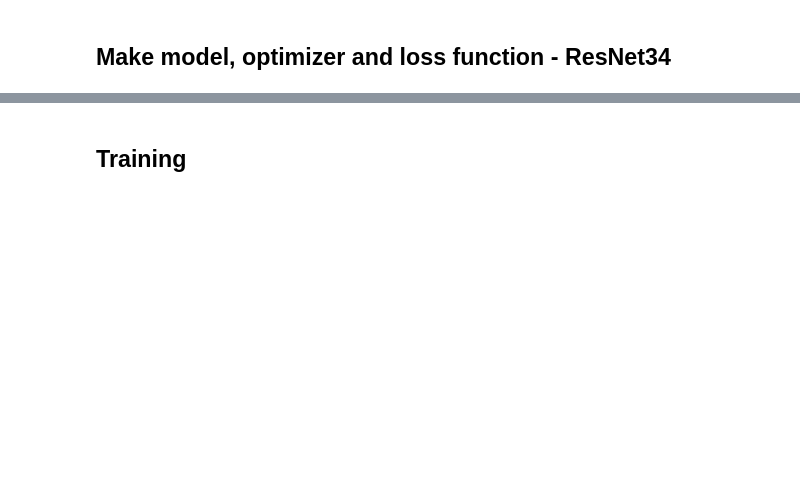
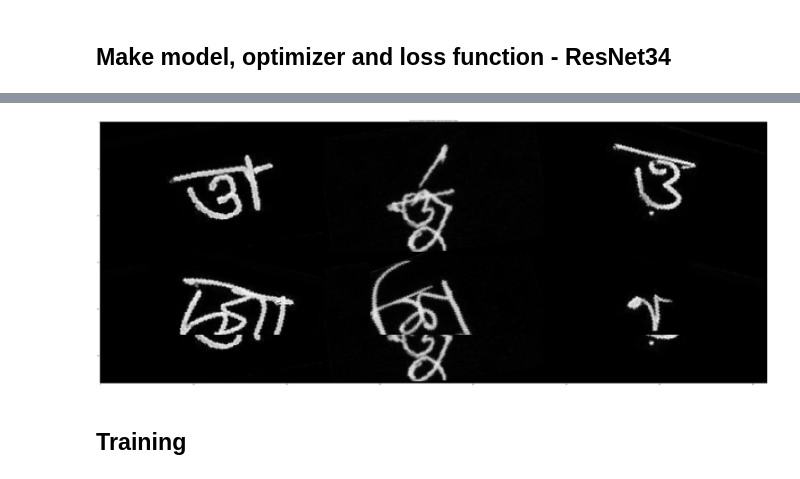
Before and after one commit to GwiHwan-Go/Reproduce_CutMix, a Jupyter notebook: Training/CutMix.ipynb, the cells around one changed output, grey strips where cells are left out. Cells and saved outputs as stored; diff of their text form; code cells hidden in the pictures; blank space fills up the shorter version.

Commit message:
Edited Cutmix part

```diff
--- a/Training/CutMix.ipynb
+++ b/Training/CutMix.ipynb
@@ -152,0 +153,19 @@ scheduler = torch.optim.lr_scheduler.ReduceLROnPlateau(optimizer,
+# %%
+def cut(size, lam):
+
+    W = size[2]
+    H = size[3]
+    cut_rat = np.sqrt(1. - lam)
+    cut_w = np.int(W * cut_rat)
+    cut_h = np.int(H * cut_rat)
+
+    # uniform
+    cx = np.random.randint(W)
+    cy = np.random.randint(H)
+
+    bbx1 = np.clip(cx - cut_w // 2, 0, W)
+    bby1 = np.clip(cy - cut_h // 2, 0, H)
+    bbx2 = np.clip(cx + cut_w // 2, 0, W)
+    bby2 = np.clip(cy + cut_h // 2, 0, H)
+
+    return bbx1, bby1, bbx2, bby2
@@ -152,0 +185,4 @@ scheduler = torch.optim.lr_scheduler.ReduceLROnPlateau(optimizer,
+# %%
+original_images = images.clone().detach()
+bbx1, bby1, bbx2, bby2 = cut(images.size(), lam) # define a box to cut and mix
+images[:, :, bbx1:bbx2, bby1:bby2] = images[rand_index, :, bbx1:bbx2, bby1:bby2] #cut and mix
@@ -153,2 +191,14 @@ scheduler = torch.optim.lr_scheduler.ReduceLROnPlateau(optimizer,
+# %%
+def show_cutMixed_compare(origin, new, nums_show):
+    rand_index = torch.randperm(origin.size()[0])[:nums_show]
+    to_compare = torch.cat([origin[rand_index,:,:],new[rand_index,:,:]],dim=0)
+    plt.figure(figsize=(100,100))
+    grid = torchvision.utils.make_grid(tensor=to_compare, nrow=nums_show)
+    plt.title("Comparison between Original(Upper) and Cutmixed(under) images")
+    plt.imshow(grid.permute(1,2,0))
+
+show_cutMixed_compare(original_images, images, 3)
+# %% [output]
+[figure, added]
 # %% [markdown]
 ## Training
```
Also changed, not shown: parts of 27 cells of this notebook.
